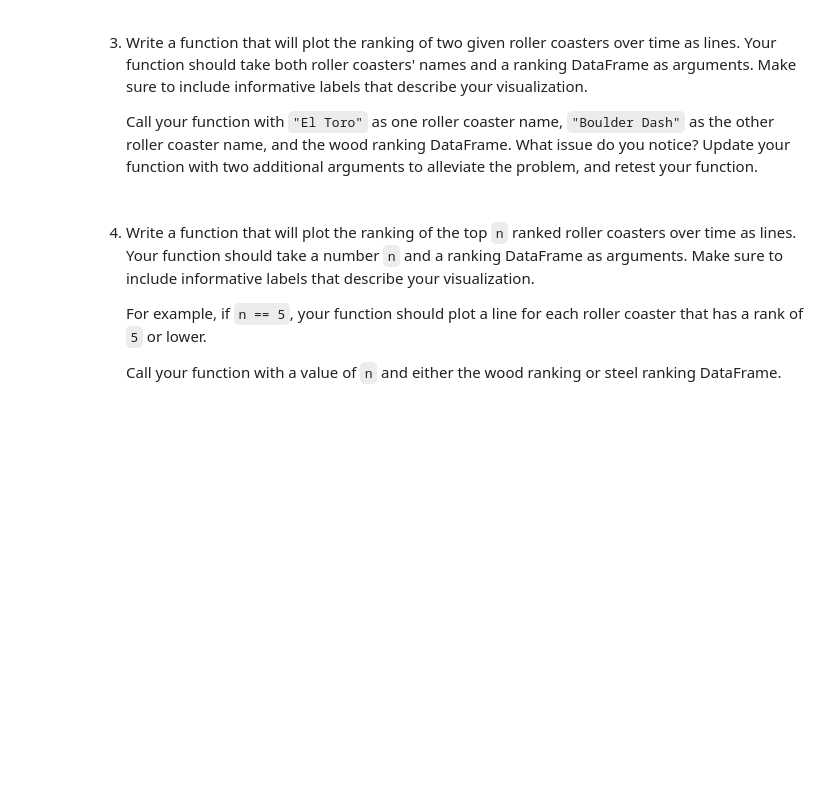
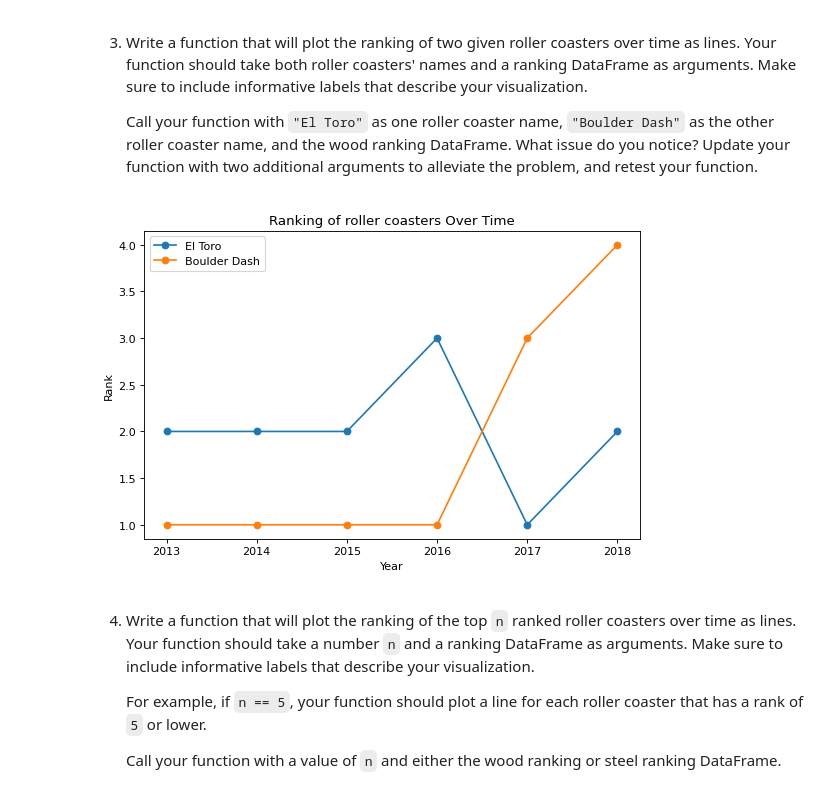
Before and after one commit to 7086600/roller_coaster_project, a Jupyter notebook: roller_coaster.ipynb, the cells around one changed output. Drawn from its saved outputs; the diff is of its cells as text; code cells hidden in the pictures; blank space fills up the shorter version.

Commit message:
creating the function plot_two_rc_rankings

```diff
--- a/roller_coaster.ipynb
+++ b/roller_coaster.ipynb
@@ -136,3 +130,39 @@ plot_rc_rankings(wood_rc, 'El Toro', 'Six Flags Great Adventure')
+# %%
+filt_name = wood_rc['Name'].isin(['El Toro', 'Boulder Dash'])
+wood_rc.loc[filt_name, :]
+# 3
+# Create a function to plot rankings over time for 2 roller coasters
+def plot_two_rc_rankings(data, rc_name1, park_name1, rc_name2, park_name2):
+    if (rc_name1 in data['Name'].values) & (rc_name2 in data['Name'].values):
+        filt_name = data['Name'].isin([rc_name1, rc_name2])
+        rc_data = data.loc[filt_name, :]
+        if (park_name1 in rc_data['Park'].values) & (park_name2 in rc_data['Park'].values):
+            filt_park = rc_data['Park'].isin([park_name1, park_name2])
+            rc_data = rc_data.loc[filt_park, :]
+
+            filt_rc1 = rc_data['Name'] == rc_name1
+            rc_data1 = rc_data.loc[filt_rc1, :]
+            filt_rc2 = rc_data['Name'] == rc_name2
+            rc_data2 = rc_data.loc[filt_rc2, :]
+
+            plt.figure()
+            plt.plot(rc_data1['Year of Rank'], rc_data1['Rank'], marker='o', label=rc_name1)
+            plt.plot(rc_data2['Year of Rank'], rc_data2['Rank'], marker='o', label=rc_name2)
+            plt.title(f'Ranking of roller coasters Over Time')
+            plt.xlabel('Year')
+            plt.ylabel('Rank')
+            plt.legend()
+            plt.show()
+        else:
+            print("One or both roller coasters not found in the specified parks.")
+            return
+    else:
+        print("One or both roller coasters not found in the dataset.")
+        return
+# Create a plot of El Toro and Boulder Dash roller coasters
+plot_two_rc_rankings(wood_rc, 'El Toro', 'Six Flags Great Adventure', 'Boulder Dash', 'Lake Compounce')
+# %% [output]
+[figure, added]
 # %% [markdown]
 4. Write a function that will plot the ranking of the top `n` ranked roller coasters over time as lines. Your function should take a number `n` and a ranking DataFrame as arguments. Make sure to include informative labels that describe your visualization.
 
```
Also changed, not shown: parts of 2 cells of this notebook.
